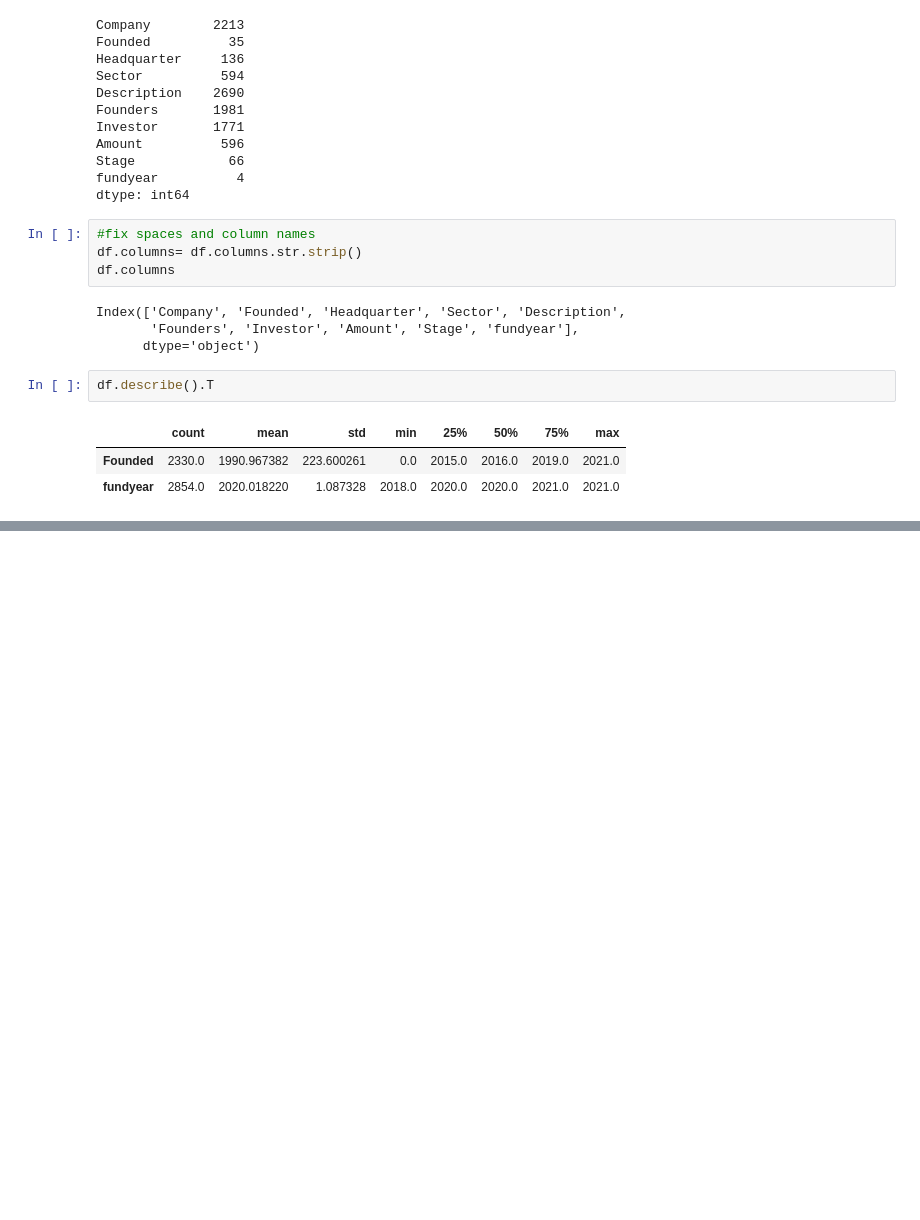
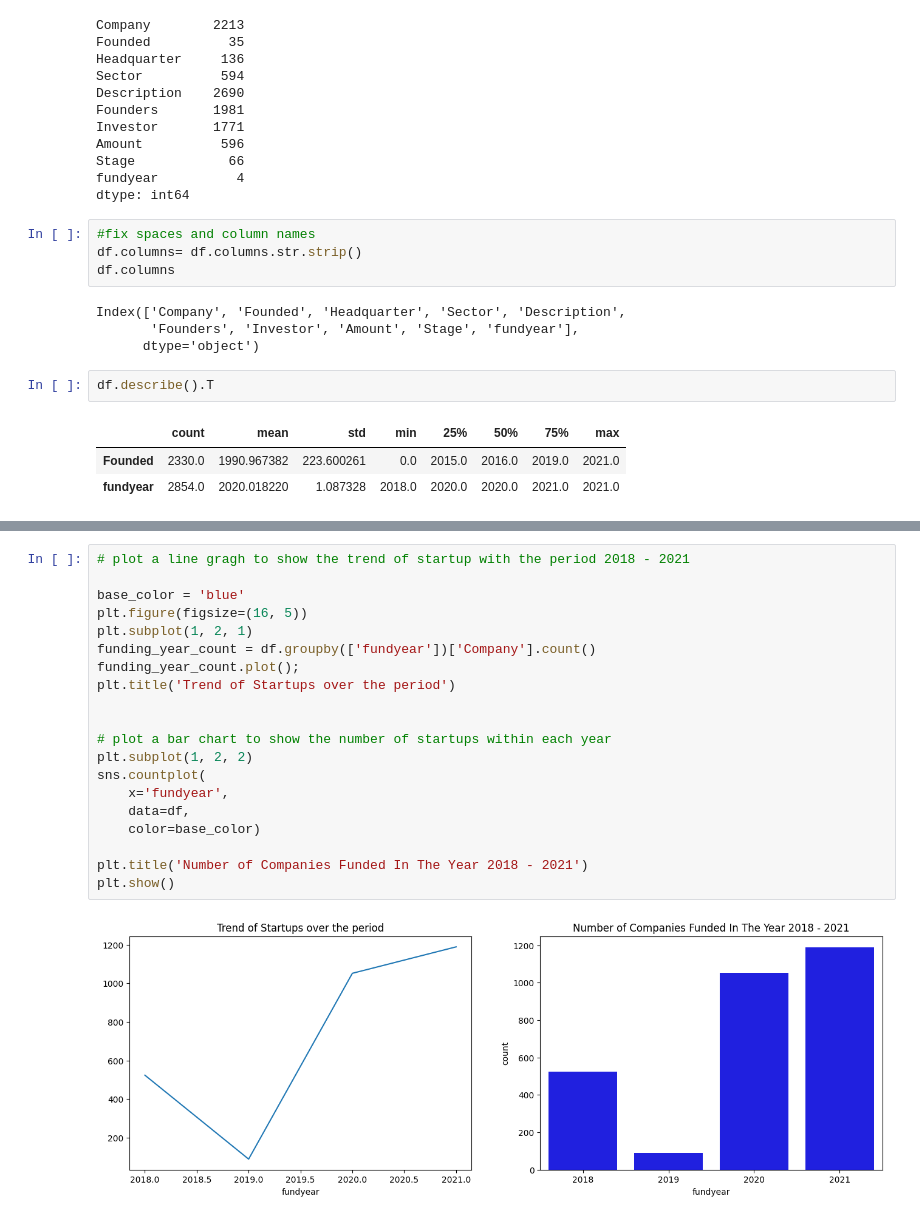
Before and after one commit to raymondmusyoka/Indian-startups-Fundings, a Jupyter notebook: Notebooks/project.ipynb, the cells around one changed output, grey strips where cells are left out. Saved outputs shown, nothing was run; the diff lists cells and outputs as text; blank space fills up the shorter version.

```diff
--- a/Notebooks/project.ipynb
+++ b/Notebooks/project.ipynb
@@ -1533,0 +1734,22 @@ dtype: int64
+# %%
+# plot a line gragh to show the trend of startup with the period 2018 - 2021
+
+base_color = 'blue'
+plt.figure(figsize=(16, 5))
+plt.subplot(1, 2, 1)
+funding_year_count = df.groupby(['fundyear'])['Company'].count()
+funding_year_count.plot();
+plt.title('Trend of Startups over the period')
+
+
+# plot a bar chart to show the number of startups within each year
+plt.subplot(1, 2, 2)
+sns.countplot(
+    x='fundyear',
+    data=df,
+    color=base_color)
+
+plt.title('Number of Companies Funded In The Year 2018 - 2021')
+plt.show()
+# %% [output]
+[figure, added]
```
Also changed, not shown: parts of 53 cells of this notebook.
